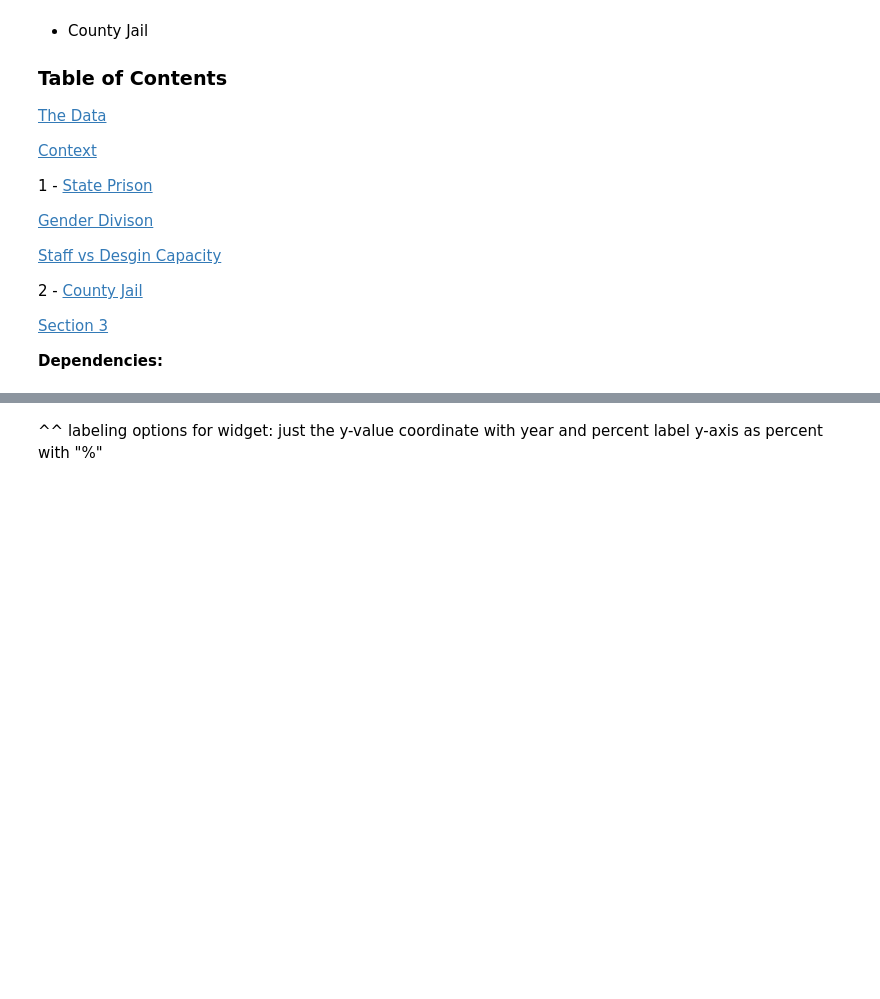
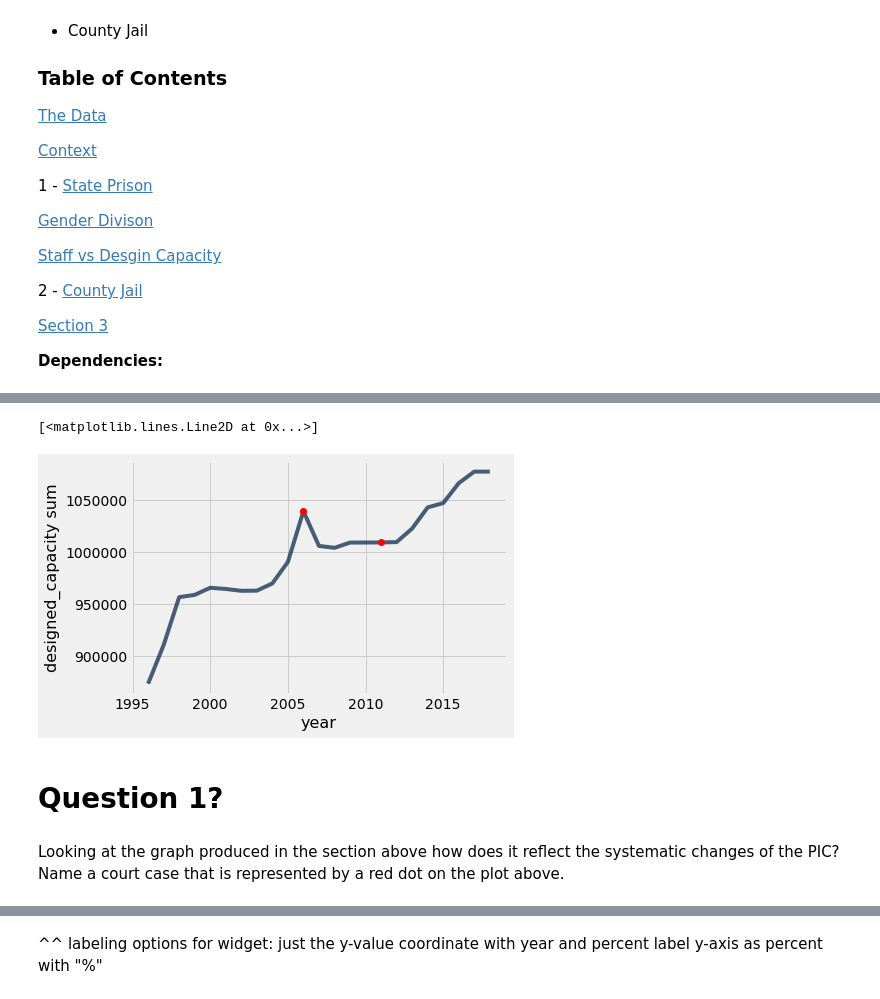
Before and after one commit to ds-modules/ES-21AC-SP19, a Jupyter notebook: incarceration.ipynb, the cells around one changed output, grey strips where cells are left out. Cells and saved outputs as stored; diff of their text form; code cells hidden in the pictures; blank space fills up the shorter version.

```diff
--- a/incarceration.ipynb
+++ b/incarceration.ipynb
@@ -124,0 +129,6 @@ cap.plot(0, "designed_capacity sum")
+# %%
+### We want to look at 3 columns from our original `data` table. We use the key word
+### select to tell it that we want this specific selection of columns in a new table.
+### It keeps all the rows from the original table.
+year_and_design_capacity = data.select("year", "institution_name",'designed_capacity')
+year_and_design_capacity
@@ -124,0 +148,9 @@ cap.plot(0, "designed_capacity sum")
+# %%
+### This combines all the row values that have the same year, and
+### it sums the designed capacity of each prison.
+total_capacity_ca = year_and_design_capacity.group("year", sum)
+total_capacity_ca
+
+### NOTICE: the second column of the table, `institution_name_sum`
+### has no row values. This occurs, because we can not find the
+### sum of two names.
@@ -125,3 +170,19 @@ cap.plot(0, "designed_capacity sum")
+# %%
+### We can display the change in design capacity of California's state prisons over
+### time by using the .plot function. The plot function is
+total_capacity_ca.plot("year", "designed_capacity sum")
+
+# plt.xlabel("Year")
+# plt.ylabel("Percent Occupied")
+plt.plot([2011], total_capacity_ca.where("year", 2011).column("designed_capacity sum").item(0), 'ro')
+plt.plot([2006], total_capacity_ca.where("year", 2006).column("designed_capacity sum").item(0), 'ro')
+# %% [output]
+[<matplotlib.lines.Line2D at 0x...>]
+[figure, added]
+# %% [markdown]
+# Question 1?
+# %% [markdown]
+Looking at the graph produced in the section above how does it reflect the systematic changes of the PIC? Name a court case that is represented by a red dot on the plot above.
 # %%
 # idea 6: group by year?
 
```
Also changed, not shown: parts of 22 cells of this notebook.
